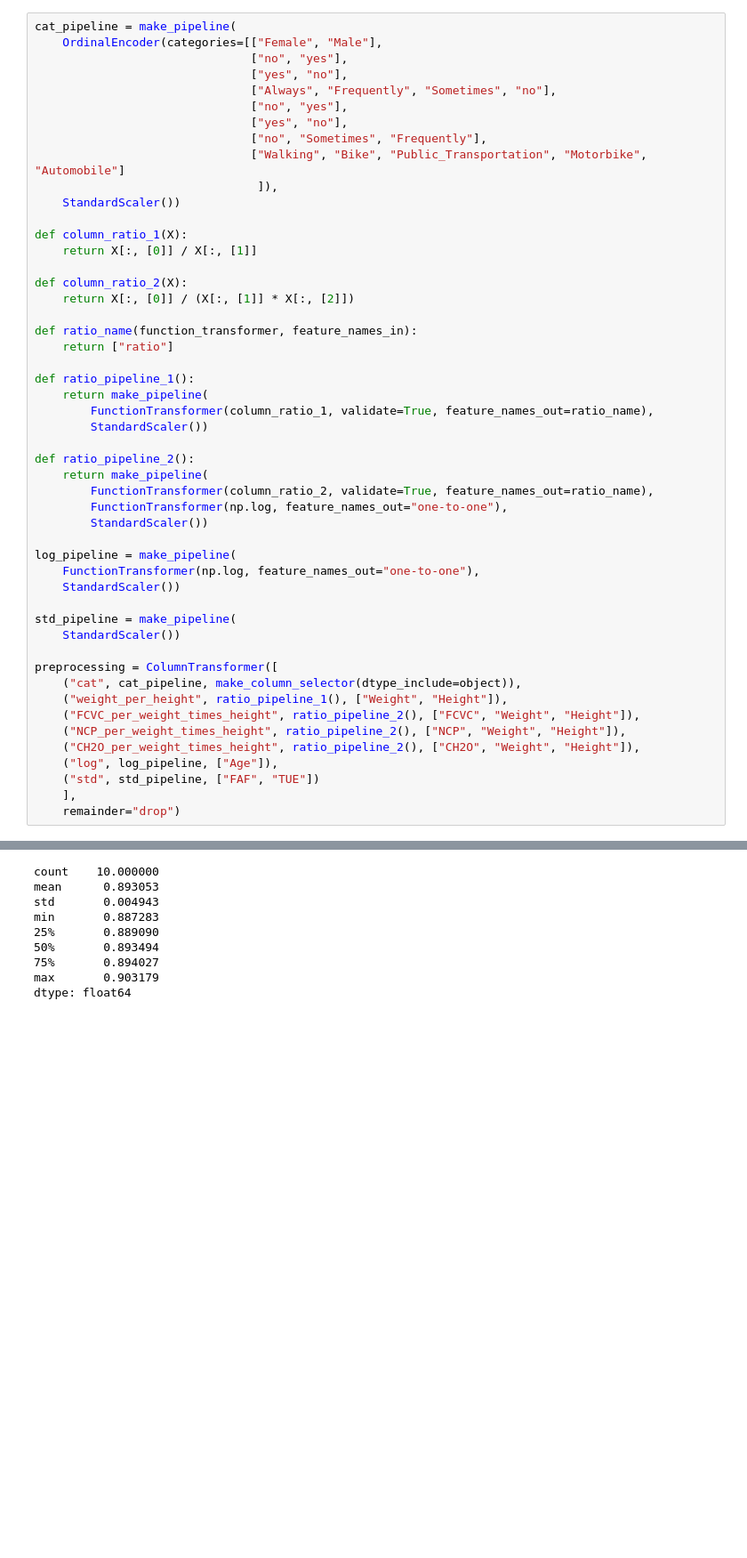
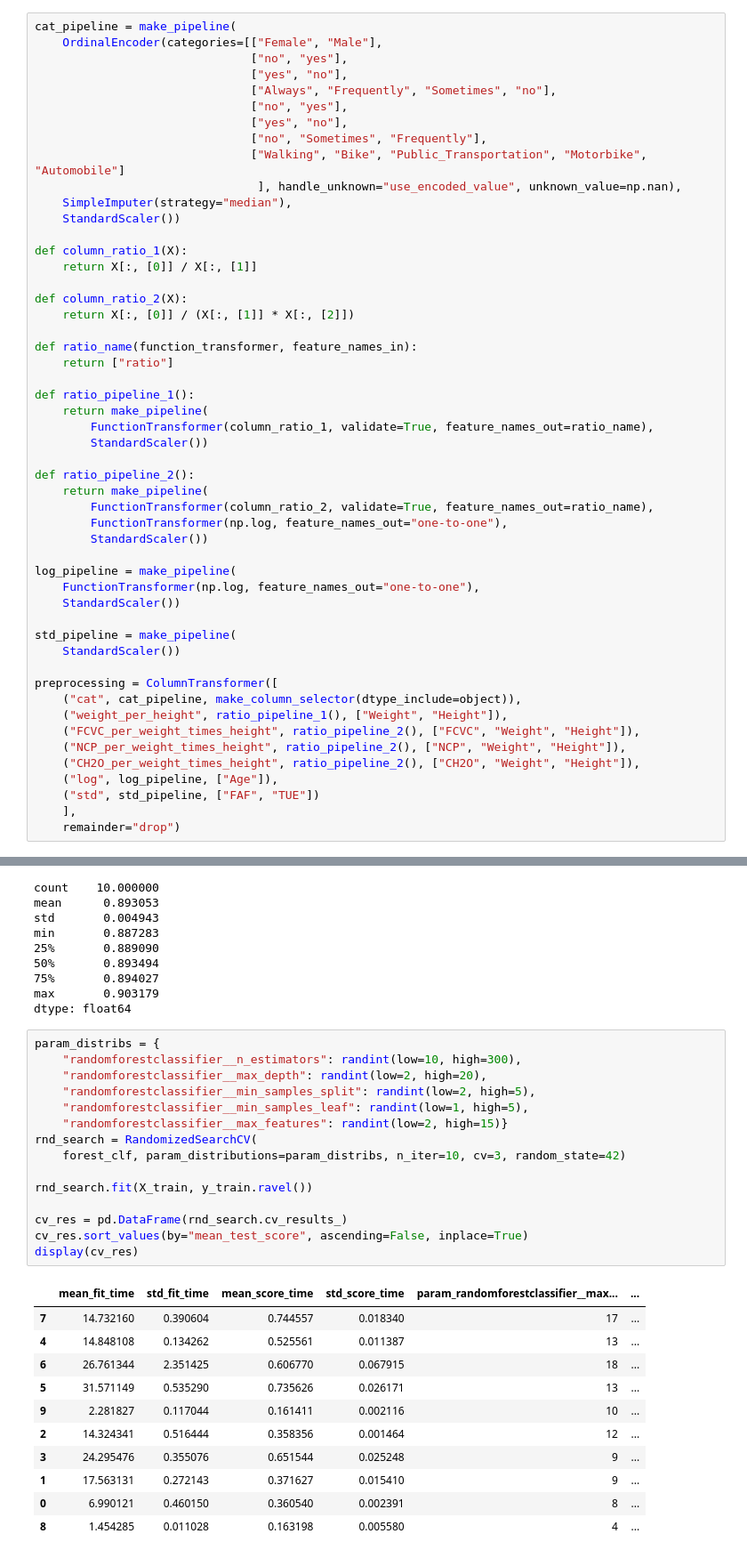
Before and after one commit to nfilipas/handson-ml3, a Jupyter notebook: exercises/chapter2/kaggle_project/project.ipynb, the cells around one changed output, grey strips where cells are left out. Shown at 89% size. Saved outputs shown, nothing was run; the diff lists cells and outputs as text; blank space fills up the shorter version.

```diff
--- a/exercises/chapter2/kaggle_project/project.ipynb
+++ b/exercises/chapter2/kaggle_project/project.ipynb
@@ -386,7 +388,8 @@ cat_pipeline = make_pipeline(
                                ["yes", "no"],
                                ["no", "Sometimes", "Frequently"],
                                ["Walking", "Bike", "Public_Transportation", "Motorbike", "Automobile"]
-                                ]),
+                                ], handle_unknown="use_encoded_value", unknown_value=np.nan),
+    SimpleImputer(strategy="median"),
     StandardScaler())
 
 def column_ratio_1(X):
@@ -469,3 +472,30 @@ min       0.887283
 75%       0.894027
 max       0.903179
 dtype: float64
+# %%
+param_distribs = {
+    "randomforestclassifier__n_estimators": randint(low=10, high=300),
+    "randomforestclassifier__max_depth": randint(low=2, high=20),
+    "randomforestclassifier__min_samples_split": randint(low=2, high=5),
+    "randomforestclassifier__min_samples_leaf": randint(low=1, high=5),
+    "randomforestclassifier__max_features": randint(low=2, high=15)}
+rnd_search = RandomizedSearchCV(
+    forest_clf, param_distributions=param_distribs, n_iter=10, cv=3, random_state=42)
+
+rnd_search.fit(X_train, y_train.ravel())
+
+cv_res = pd.DataFrame(rnd_search.cv_results_)
+cv_res.sort_values(by="mean_test_score", ascending=False, inplace=True)
+display(cv_res)
+# %% [output]
+|  | mean_fit_time | std_fit_time | mean_score_time | std_score_time | param_randomforestclassifier__max... | ... |
+| 7 | 14.732160 | 0.390604 | 0.744557 | 0.018340 | 17 | ... |
+| 4 | 14.848108 | 0.134262 | 0.525561 | 0.011387 | 13 | ... |
+| 6 | 26.761344 | 2.351425 | 0.606770 | 0.067915 | 18 | ... |
+| 5 | 31.571149 | 0.535290 | 0.735626 | 0.026171 | 13 | ... |
+| 9 | 2.281827 | 0.117044 | 0.161411 | 0.002116 | 10 | ... |
+| 2 | 14.324341 | 0.516444 | 0.358356 | 0.001464 | 12 | ... |
+| 3 | 24.295476 | 0.355076 | 0.651544 | 0.025248 | 9 | ... |
+| 1 | 17.563131 | 0.272143 | 0.371627 | 0.015410 | 9 | ... |
+| 0 | 6.990121 | 0.460150 | 0.360540 | 0.002391 | 8 | ... |
+| 8 | 1.454285 | 0.011028 | 0.163198 | 0.005580 | 4 | ... |
```
Also changed, not shown: parts of 7 cells of this notebook, 1 other file.
